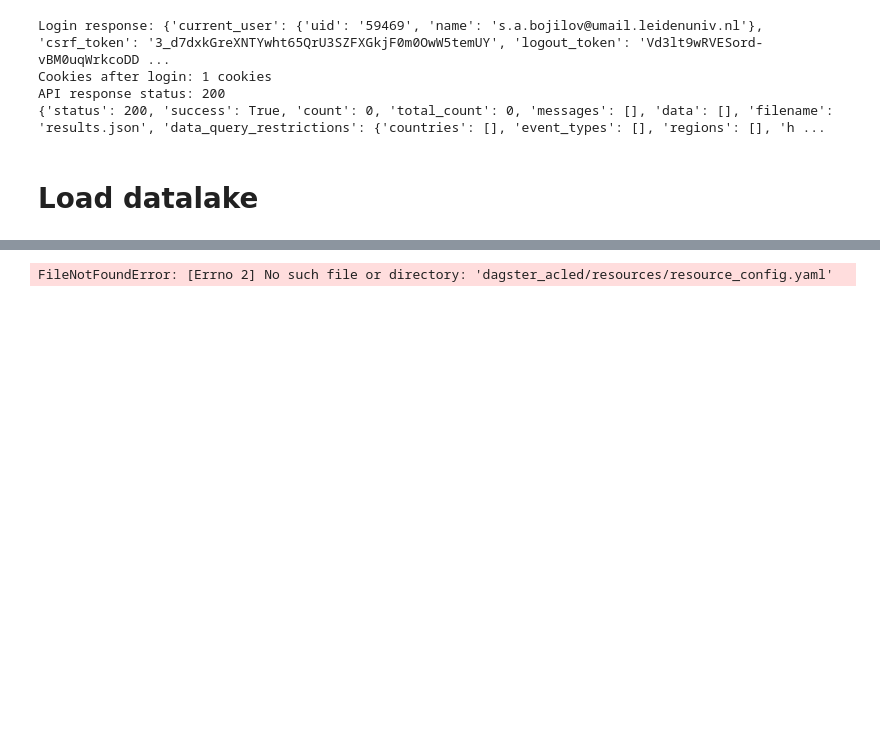
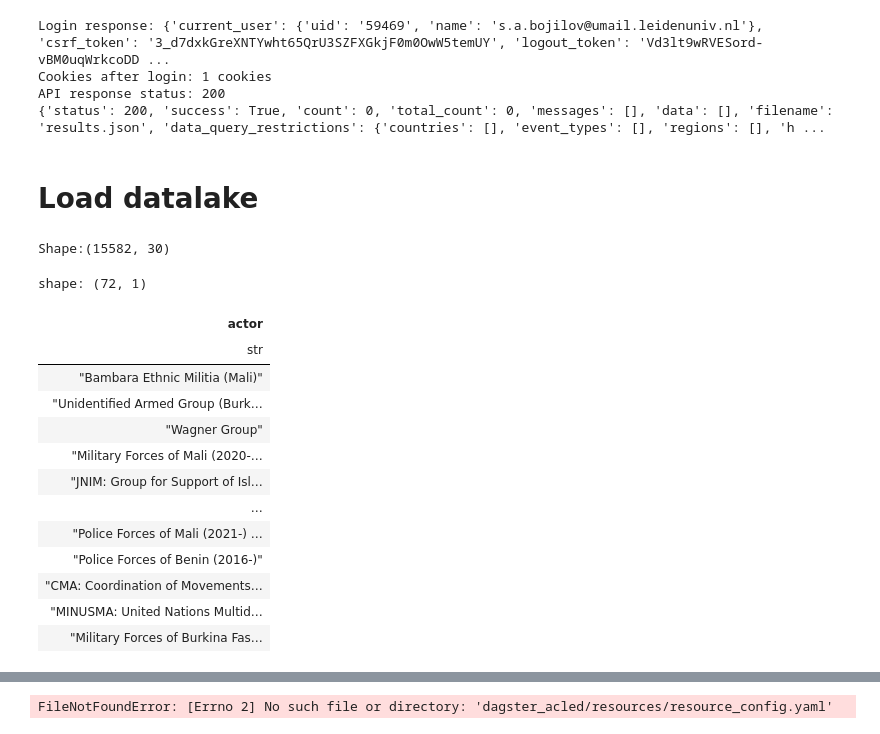
Before and after one commit to Stefan-Bojilov/acled, a Jupyter notebook: dagster_pipeline/dagster_acled/oauth.ipynb, the cells around one changed output, grey strips where cells are left out. Saved outputs shown, nothing was run; the diff lists cells and outputs as text; code cells hidden in the pictures; blank space fills up the shorter version.

```diff
--- a/dagster_pipeline/dagster_acled/oauth.ipynb
+++ b/dagster_pipeline/dagster_acled/oauth.ipynb
@@ -128,3 +128,36 @@ credential_provider = {
     "account_name": f"{config['storage_account']['name']}",
     "bearer_token": token.token
 }
+# %%
+from dagster_acled.resources.resources import ResourceConfig
+import polars as pl
+
+resource_dict = ResourceConfig.load_resource_config()
+container = resource_dict['storage_account']['container']
+account_name = resource_dict['storage_account']['name']
+
+# Read without any casting
+df = pl.scan_parquet(
+    f"az://{container}/daily_data/africa/**/*.parquet",
+    storage_options={'account_name': account_name},
+    credential_provider=ResourceConfig.blob_credential_provider,
+    extra_columns='ignore',
+    cast_options=pl.ScanCastOptions(integer_cast='upcast')
+)
+
+# Filter for JNIM events
+jnim_pattern = r"(?i)jnim|jama'?at nusrat|nusrat al-islam"
+
+jnim_df = df.filter(
+    pl.any_horizontal(
+        pl.col("actor1", "actor2", "assoc_actor_1", "assoc_actor_2")
+          .fill_null("")
+          .str.contains(jnim_pattern, literal=False)
+    )
+)
+
+result = jnim_df.collect(engine='streaming')
+
+print(f'Shape:{result.shape}')
+# %% [output]
+Shape:(15582, 30)
@@ -130,0 +172,28 @@ credential_provider = {
+# %%
+actors = (
+    result
+    .select(
+        pl.concat_list("actor1")
+        .list.explode()
+        .drop_nulls()
+        .unique()
+        .alias("actor")
+    )
+)
+# %%
+actors
+# %% [output]
+shape: (72, 1)
+| actor |
+| str |
+| "Bambara Ethnic Militia (Mali)" |
+| "Unidentified Armed Group (Burk… |
+| "Wagner Group" |
+| "Military Forces of Mali (2020-… |
+| "JNIM: Group for Support of Isl… |
+| … |
+| "Police Forces of Mali (2021-) … |
+| "Police Forces of Benin (2016-)" |
+| "CMA: Coordination of Movements… |
+| "MINUSMA: United Nations Multid… |
+| "Military Forces of Burkina Fas… |
```
Also changed, not shown: parts of 6 cells of this notebook, 4 other files.
